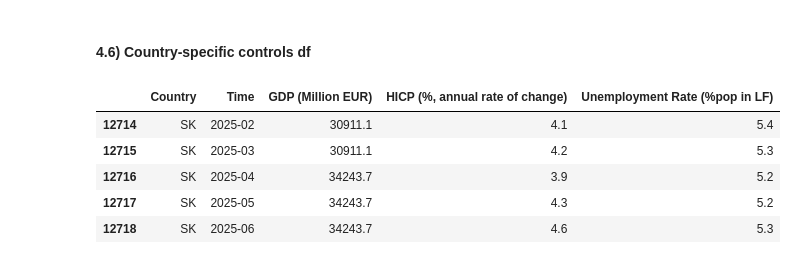
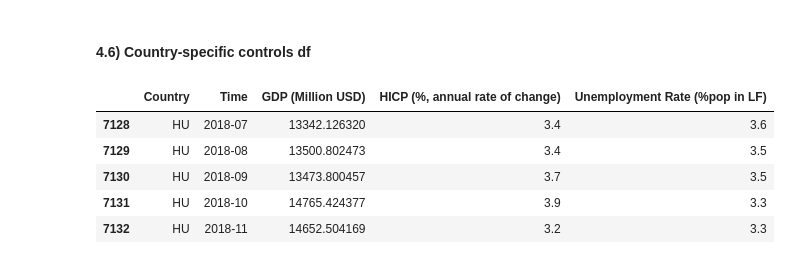
Before and after one commit to EliaLand/PSTR_Financial_Econometrics, a Jupyter notebook: data_fetcher/main.ipynb, the cells around one changed output. Saved outputs shown, nothing was run; the diff lists cells and outputs as text; code cells hidden in the pictures.

```diff
--- a/data_fetcher/main.ipynb
+++ b/data_fetcher/main.ipynb
@@ -1023,20 +1023,24 @@ global_control_df.tail()
 # %%
 # Aggregate Country-Specific Control df
 # Merging Index: Country, Time
 # Time frame: 1997/01 - 2025/06
 # (!!!) To run the model we need no NaN in the df, so we dop them, causing a shrinking of the df time range
 # (!!!) As GDP data are quarterly, we lose at lot here by dropping NaN even for HICP and Unemployment Rate that were insetad fine
-country_control_df = (EURO_GDP_m_raw.merge(EURO_HICP_m_raw, on=["Country", "Time"] , how="outer").merge(EURO_unem_m_raw, on= ["Country", "Time"], how="outer").sort_values(["Country", "Time"]).reset_index(drop=True))
+# (!!!) Converting GDP in million EUR to million USD
+EURO_GDPUS_m_raw = EURO_GDP_m_raw.copy()
+EURO_GDPUS_m_raw["GDP (Million USD)"] = EURO_GDPUS_m_raw["GDP (Million EUR)"] * EXUSEU_m_raw["USD-EUR Spot Exchange Rate"]
+EURO_GDPUS_m_raw = EURO_GDPUS_m_raw.drop(columns=["GDP (Million EUR)"])
+country_control_df = (EURO_GDPUS_m_raw.merge(EURO_HICP_m_raw, on=["Country", "Time"] , how="outer").merge(EURO_unem_m_raw, on= ["Country", "Time"], how="outer").sort_values(["Country", "Time"]).reset_index(drop=True))
 country_control_df = country_control_df.dropna()
 
 # Uploading in aggregate_df
 country_control_df.to_csv("aggregate_df/country_specific_control_df.csv", index=False)
 
 country_control_df.tail()
 # %% [output]
-|  | Country | Time | GDP (Million EUR) | HICP (%, annual rate of change) | Unemployment Rate (%pop in LF) |
-| 12714 | SK | 2025-02 | 30911.1 | 4.1 | 5.4 |
-| 12715 | SK | 2025-03 | 30911.1 | 4.2 | 5.3 |
-| 12716 | SK | 2025-04 | 34243.7 | 3.9 | 5.2 |
-| 12717 | SK | 2025-05 | 34243.7 | 4.3 | 5.2 |
-| 12718 | SK | 2025-06 | 34243.7 | 4.6 | 5.3 |
+|  | Country | Time | GDP (Million USD) | HICP (%, annual rate of change) | Unemployment Rate (%pop in LF) |
+| 7128 | HU | 2018-07 | 13342.126320 | 3.4 | 3.6 |
+| 7129 | HU | 2018-08 | 13500.802473 | 3.4 | 3.5 |
+| 7130 | HU | 2018-09 | 13473.800457 | 3.7 | 3.5 |
+| 7131 | HU | 2018-10 | 14765.424377 | 3.9 | 3.3 |
+| 7132 | HU | 2018-11 | 14652.504169 | 3.2 | 3.3 |
```
Also changed, not shown: parts of 2 cells of this notebook.
